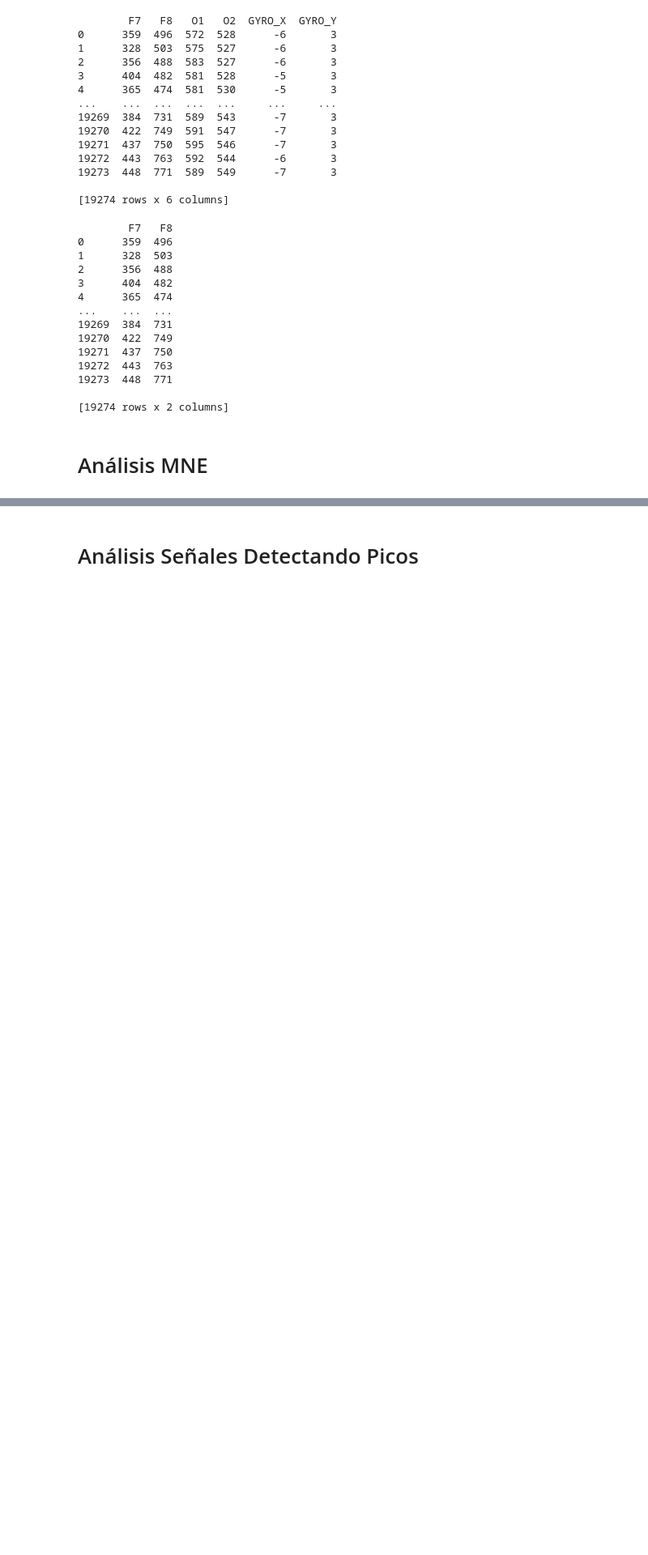
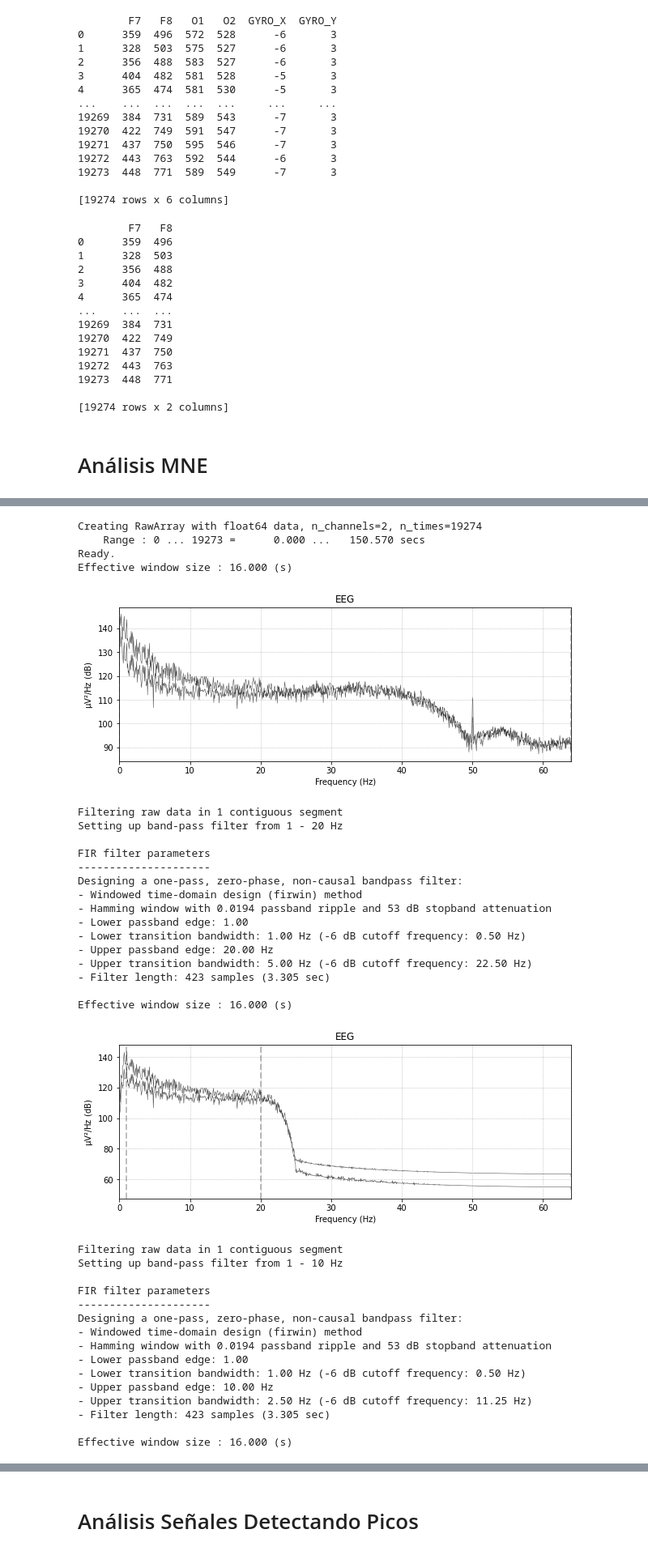
Before and after one commit to gusper01/db_espaciales, a Jupyter notebook: TP3_PDC.ipynb, the cells around one changed output, grey strips where cells are left out. Shown: that part at 81% size. Saved outputs shown, nothing was run; the diff lists cells and outputs as text; code cells hidden in the pictures; blank space fills up the shorter version.

```diff
--- a/TP3_PDC.ipynb
+++ b/TP3_PDC.ipynb
@@ -165,0 +169,53 @@ alfa es de 8-12 Hz, Beta mayor de 12 Hz, Theta de 4-7.5 Hz y delta de menos de 4
+# %%
+
+sfreq = 128
+data =data[:,list([0,1])]
+#ch_renames = ['F7','F8']
+ch_renames = ['O1','O2']
+ch_types = ['eeg' for _ in ch_renames]
+
+info = mne.create_info(ch_renames, sfreq, ch_types=ch_types)
+raw = mne.io.RawArray(data.T, info)
+#raw.add_events(events)
+raw.plot_psd()
+raw.filter(1,20)
+raw.plot_psd()
+raw.filter(1,10)
+raw.plot_psd()
+# %% [output]
+Creating RawArray with float64 data, n_channels=2, n_times=19274
+    Range : 0 ... 19273 =      0.000 ...   150.570 secs
+Ready.
+Effective window size : 16.000 (s)
+[figure, added]
+Filtering raw data in 1 contiguous segment
+Setting up band-pass filter from 1 - 20 Hz
+
+FIR filter parameters
+---------------------
+Designing a one-pass, zero-phase, non-causal bandpass filter:
+- Windowed time-domain design (firwin) method
+- Hamming window with 0.0194 passband ripple and 53 dB stopband attenuation
+- Lower passband edge: 1.00
+- Lower transition bandwidth: 1.00 Hz (-6 dB cutoff frequency: 0.50 Hz)
+- Upper passband edge: 20.00 Hz
+- Upper transition bandwidth: 5.00 Hz (-6 dB cutoff frequency: 22.50 Hz)
+- Filter length: 423 samples (3.305 sec)
+
+Effective window size : 16.000 (s)
+[figure, added]
+Filtering raw data in 1 contiguous segment
+Setting up band-pass filter from 1 - 10 Hz
+
+FIR filter parameters
+---------------------
+Designing a one-pass, zero-phase, non-causal bandpass filter:
+- Windowed time-domain design (firwin) method
+- Hamming window with 0.0194 passband ripple and 53 dB stopband attenuation
+- Lower passband edge: 1.00
+- Lower transition bandwidth: 1.00 Hz (-6 dB cutoff frequency: 0.50 Hz)
+- Upper passband edge: 10.00 Hz
+- Upper transition bandwidth: 2.50 Hz (-6 dB cutoff frequency: 11.25 Hz)
+- Filter length: 423 samples (3.305 sec)
+
+Effective window size : 16.000 (s)
```
Also changed, not shown: parts of 18 cells of this notebook.
